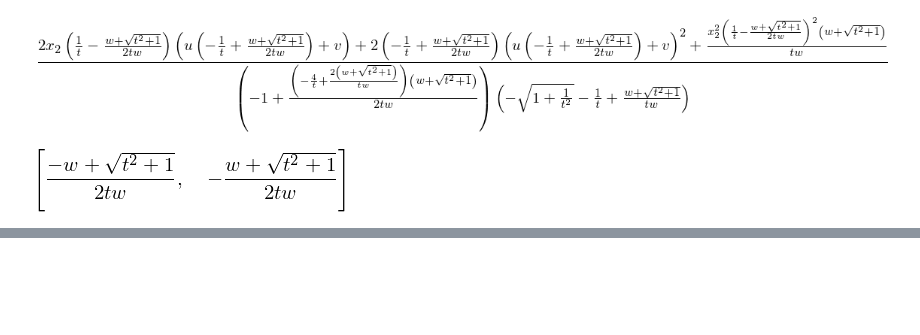
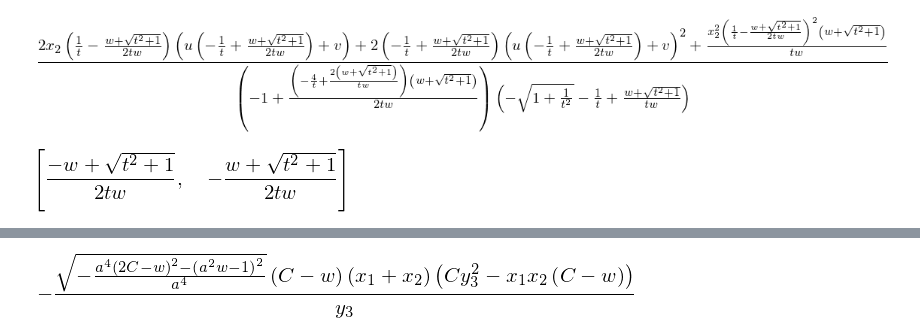
Before and after one commit to danft/MCE, a Jupyter notebook: maths.ipynb, the cells around one changed output, grey strips where cells are left out. Drawn from its saved outputs; the diff is of its cells as text; code cells hidden in the pictures; blank space fills up the shorter version.

```diff
--- a/maths.ipynb
+++ b/maths.ipynb
@@ -119,0 +128,19 @@ diff(e, A)
+# %%
+x1=Symbol('x1')
+x2=Symbol('x2')
+y3=Symbol('y3')
+C = Symbol('C')
+w = Symbol('w')
+a = Symbol('a')
+A = w-C
+F=A*x1*x2
+D=-A*(x1+x2)
+E=-(A*x1*x2 + C*y3**2)/y3
+B=sqrt((w-1/a**2)**2 -(w-2*C)**2)
+Delta=4*A*C-B**2
+e = (A*E**2 - B*D*E + C*D**2)/Delta - 1
+#expand(e)
+e2 = B*D*E
+simplify(e2)
+# %% [output]
+[figure, added]
```
Also changed, not shown: parts of 2 cells of this notebook, 3 other files.
